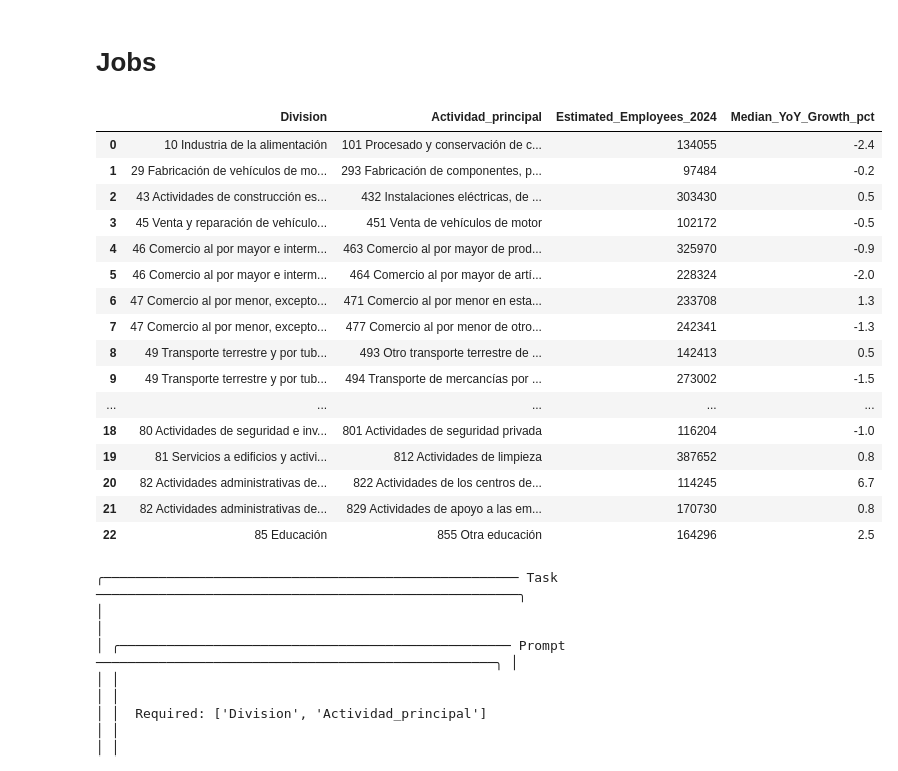
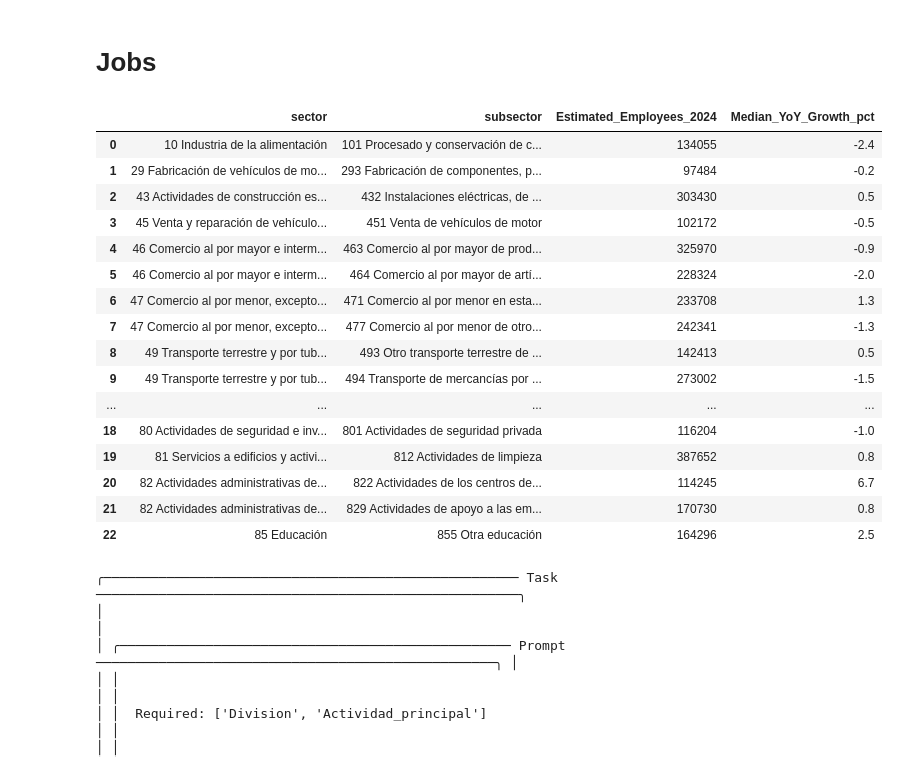
Before and after one commit to graphext/cuery, a Jupyter notebook: notebooks/examples.ipynb, the cells around one changed output. Cells and saved outputs as stored; diff of their text form; code cells hidden in the pictures.

```diff
--- a/notebooks/examples.ipynb
+++ b/notebooks/examples.ipynb
@@ -104,13 +111,14 @@ result
 # %%
 DATA_DIR = GDRIVE / "Research/future_of_work/inputs/ine_dirce_aggregated_by_activity.csv"
 data = pd.read_csv(DATA_DIR)
 data.columns = [c.replace(" ", "_") for c in data.columns]
+data = data.rename(columns={"Division": "sector", "Actividad_principal": "subsector"})
 display(data)
 
 n_examples = 5
 df = data.iloc[:5]
 # %% [output]
-|  | Division | Actividad_principal | Estimated_Employees_2024 | Median_YoY_Growth_pct |
+|  | sector | subsector | Estimated_Employees_2024 | Median_YoY_Growth_pct |
 | 0 | 10 Industria de la alimentación | 101 Procesado y conservación de c... | 134055 | -2.4 |
 | 1 | 29 Fabricación de vehículos de mo... | 293 Fabricación de componentes, p... | 97484 | -0.2 |
 | 2 | 43 Actividades de construcción es... | 432 Instalaciones eléctricas, de ... | 303430 | 0.5 |
```
Also changed, not shown: parts of 15 cells of this notebook, 6 other files.
